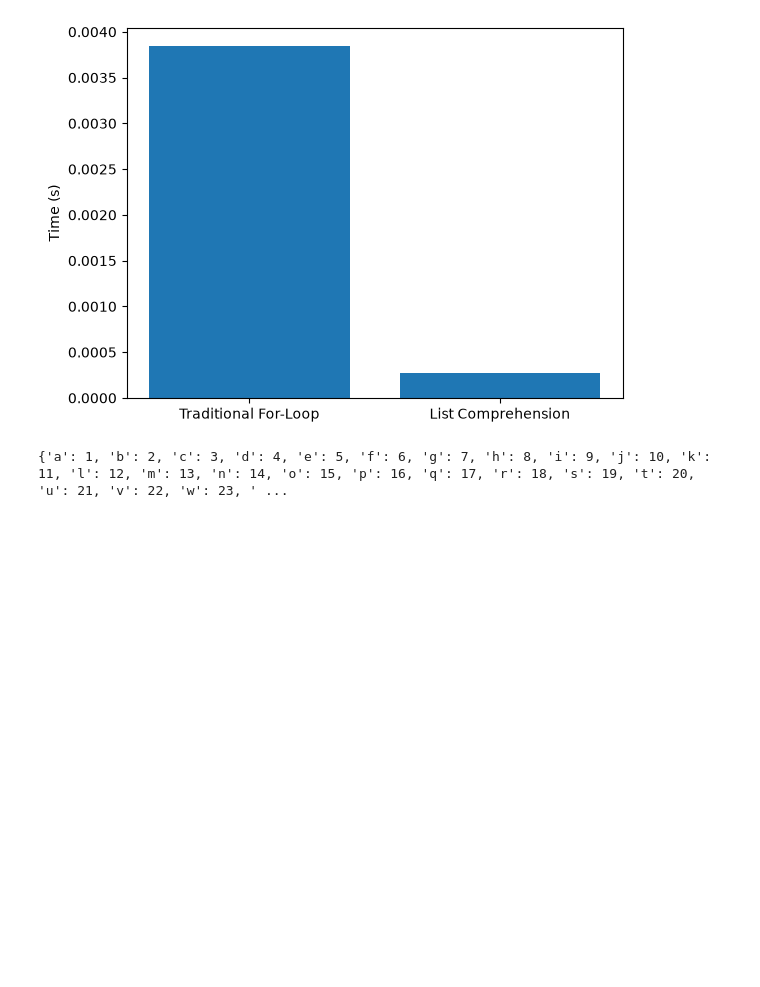
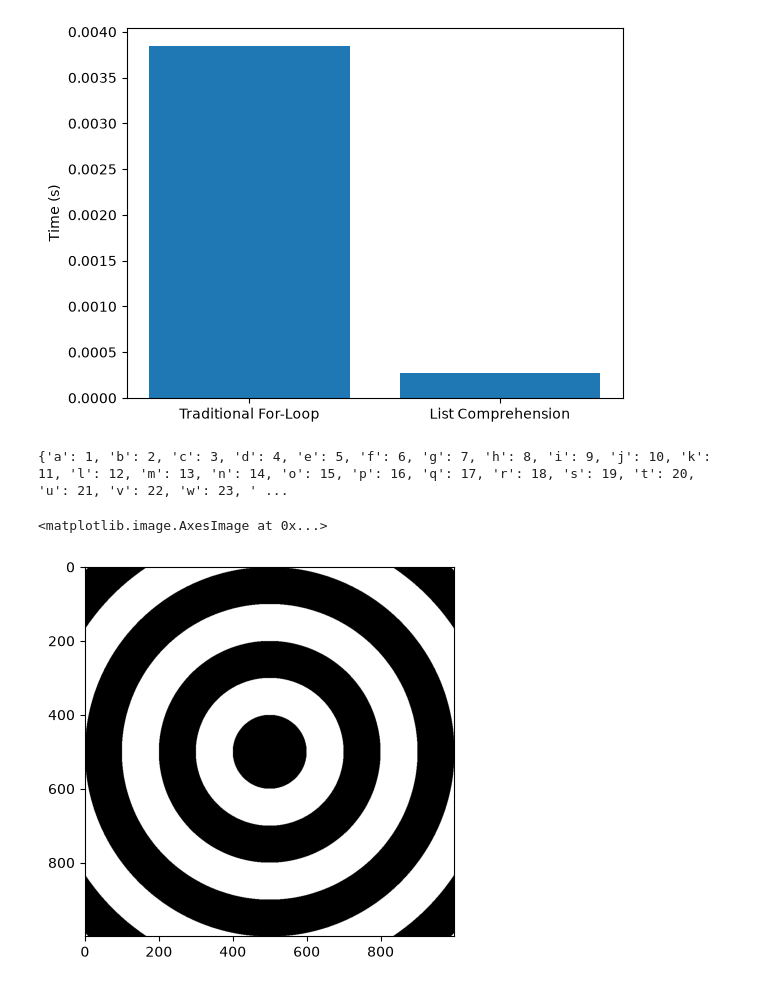
Before and after one commit to sparkyyyhd-bu/PY191_lab, a Jupyter notebook: lab1/lab1.ipynb, the cells around one changed output. Saved outputs shown, nothing was run; the diff lists cells and outputs as text; code cells hidden in the pictures; blank space fills up the shorter version.

```diff
--- a/lab1/lab1.ipynb
+++ b/lab1/lab1.ipynb
@@ -138,3 +138,15 @@ for i in ascii:
 print(alphabet)
 # %% [output]
 {'a': 1, 'b': 2, 'c': 3, 'd': 4, 'e': 5, 'f': 6, 'g': 7, 'h': 8, 'i': 9, 'j': 10, 'k': 11, 'l': 12, 'm': 13, 'n': 14, 'o': 15, 'p': 16, 'q': 17, 'r': 18, 's': 19, 't': 20, 'u': 21, 'v': 22, 'w': 23, ' ...
+# %%
+import numpy as np
+n = 1000
+half = n//2
+x = np.arange(-half, half)
+y = np.arange(-half, half)
+artboard = np.floor(((x[np.newaxis,:]**2+y[:,np.newaxis]**2)**0.5/(n/10)) % 2) == 1
+
+plt.imshow(artboard, cmap='gray')
+# %% [output]
+<matplotlib.image.AxesImage at 0x...>
+[figure, added]
```
